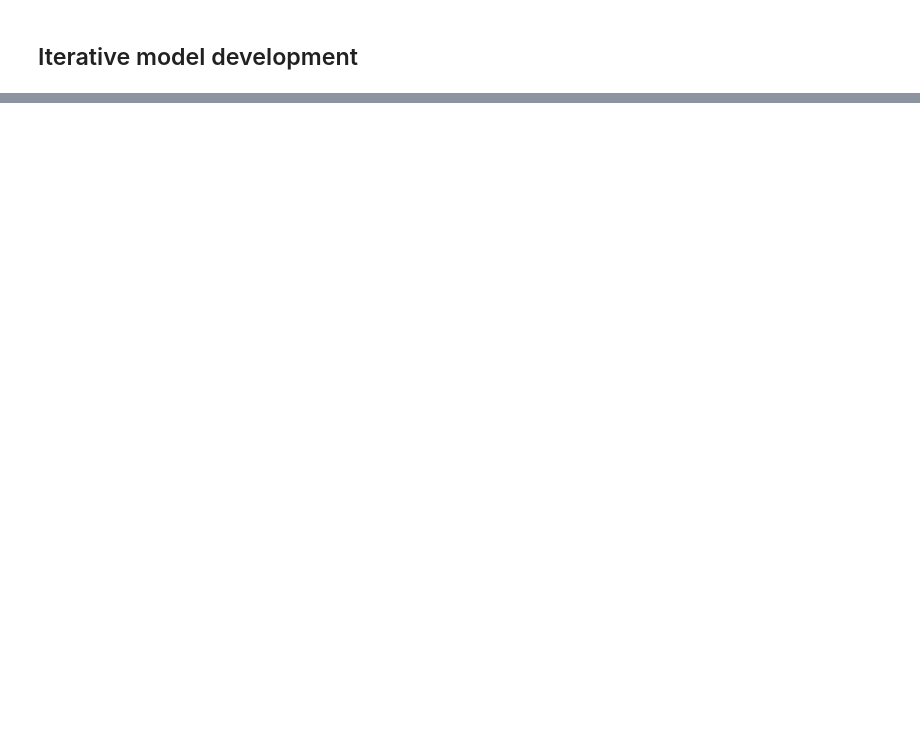
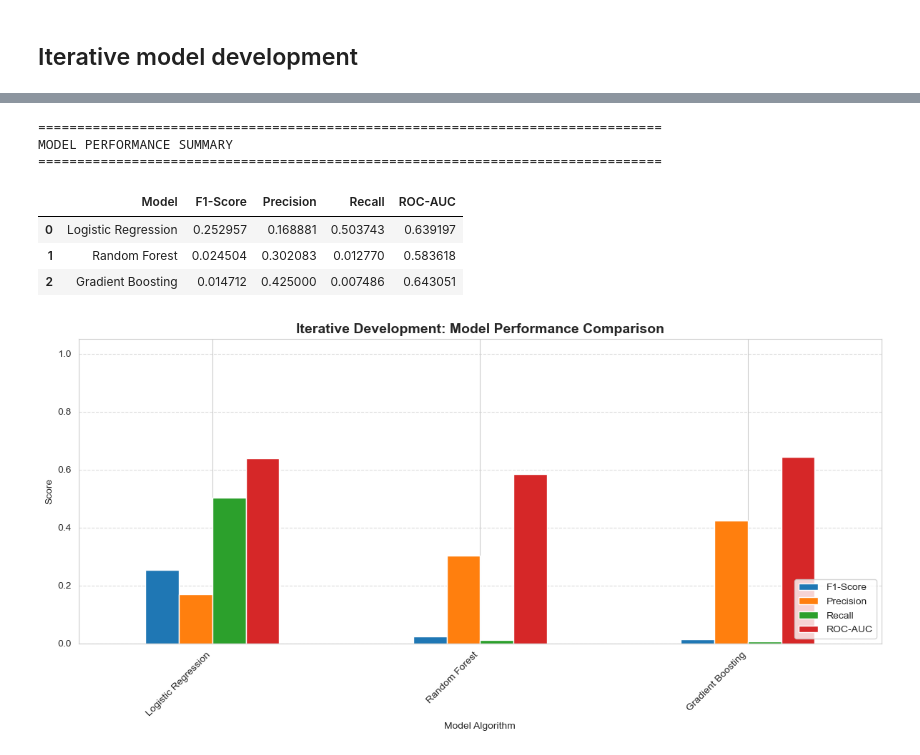
Before and after one commit to Troaxx/mldp, a Jupyter notebook: Daniella Han Xue En_2404908B.ipynb, the cells around one changed output, grey strips where cells are left out. Cells and saved outputs as stored; diff of their text form; code cells hidden in the pictures; blank space fills up the shorter version.

```diff
--- a/Daniella Han Xue En_2404908B.ipynb
+++ b/Daniella Han Xue En_2404908B.ipynb
@@ -609,24 +688,2 @@ NOTEBOOK EXECUTION COMPLETED SUCCESSFULLY
 # %% [markdown]
 ## 3.2 Train-Test Split
-# %%
-import pandas as pd
-import numpy as np
-import matplotlib.pyplot as plt
-import seaborn as sns
-from sklearn.model_selection import train_test_split, cross_val_score, RandomizedSearchCV
-from sklearn.preprocessing import StandardScaler, LabelEncoder
-from sklearn.linear_model import LogisticRegression
-from sklearn.ensemble import RandomForestClassifier, GradientBoostingClassifier
-from sklearn.svm import SVC
-from sklearn.metrics import (classification_report, confusion_matrix,
-                             f1_score, precision_score, recall_score,
-                             roc_auc_score, roc_curve, precision_recall_curve)
-import warnings
-warnings.filterwarnings('ignore')
-
-sns.set_style('whitegrid')
-plt.rcParams['figure.figsize'] = (10, 6)
-
-print("✓ All libraries imported successfully")
-print(f"Pandas version: {pd.__version__}")
-print(f"NumPy version: {np.__version__}")
@@ -921,0 +925,29 @@ Not Readmitted       0.92      0.69      0.78     18083
+# %%
+# Visualize Model Comparison Results
+results_df = pd.DataFrame(results)
+
+print(f"\n================================================================================")
+print(f"MODEL PERFORMANCE SUMMARY")
+print(f"================================================================================")
+display(results_df.sort_values('F1-Score', ascending=False))
+
+# Plotting
+results_df.set_index('Model')[['F1-Score', 'Precision', 'Recall', 'ROC-AUC']].plot(kind='bar', figsize=(12, 6))
+plt.title('Iterative Development: Model Performance Comparison', fontsize=14, fontweight='bold')
+plt.ylabel('Score')
+plt.xlabel('Model Algorithm')
+plt.xticks(rotation=45, ha='right')
+plt.legend(loc='lower right')
+plt.ylim(0, 1.05)
+plt.grid(axis='y', linestyle='--', alpha=0.7)
+plt.tight_layout()
+plt.show()
+# %% [output]
+================================================================================
+MODEL PERFORMANCE SUMMARY
+================================================================================
+|  | Model | F1-Score | Precision | Recall | ROC-AUC |
+| 0 | Logistic Regression | 0.252957 | 0.168881 | 0.503743 | 0.639197 |
+| 1 | Random Forest | 0.024504 | 0.302083 | 0.012770 | 0.583618 |
+| 2 | Gradient Boosting | 0.014712 | 0.425000 | 0.007486 | 0.643051 |
+[figure, added]
```
Also changed, not shown: parts of 64 cells of this notebook, 3 other files.
